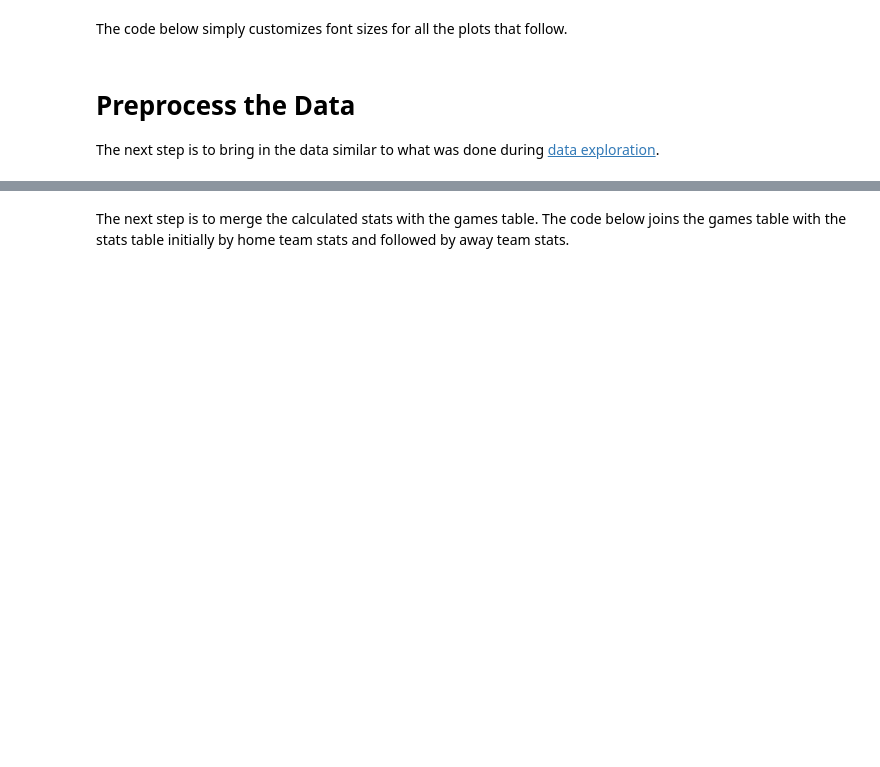
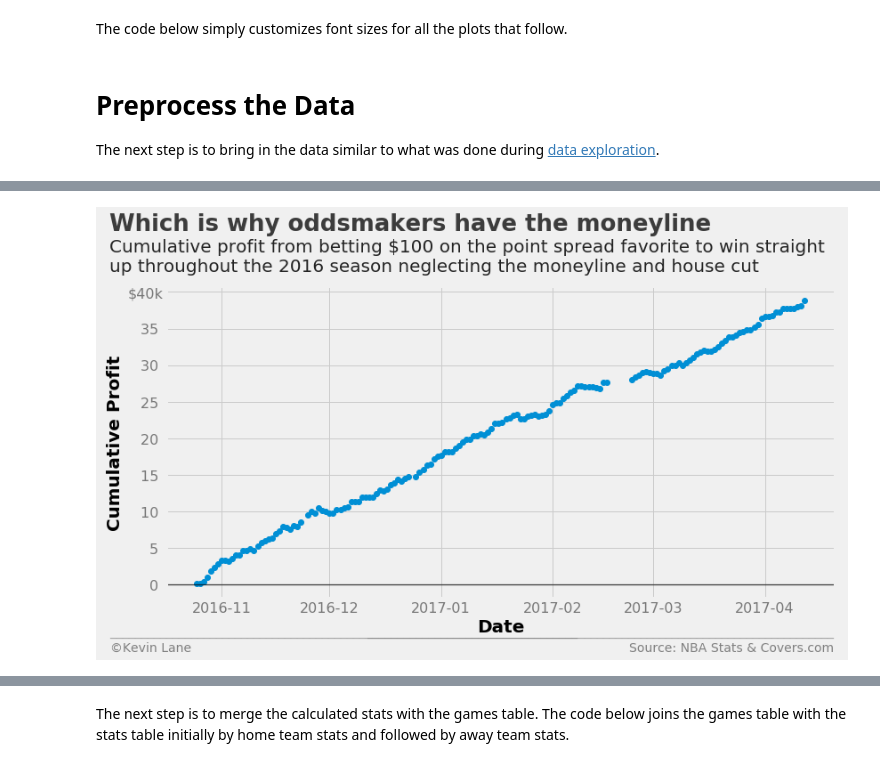
Before and after one commit to cedev935/databall-betting, a Jupyter notebook: notebooks/feature-selection.ipynb, the cells around one changed output, grey strips where cells are left out. Saved outputs shown, nothing was run; the diff lists cells and outputs as text; code cells hidden in the pictures; blank space fills up the shorter version.

```diff
--- a/notebooks/feature-selection.ipynb
+++ b/notebooks/feature-selection.ipynb
@@ -62,0 +94,11 @@ games[[x is None for x in games.HOME_WL]]
+# %%
+fig = plt.figure(figsize=(12, 6))
+plt.plot_date(days, cumprofit/1000)
+title = 'Which is why oddsmakers have the moneyline'
+subtitle = '''Cumulative profit from betting $100 on the point spread favorite to win straight
+up throughout the 2016 season neglecting the moneyline and house cut'''
+format_538(fig, 'NBA Stats & Covers.com', xlabel='Date', ylabel='Cumulative Profit', title=title, subtitle=subtitle,
+           xoff=(-0.095, 1.01), yoff=(-0.12, -0.17), toff=(-0.085, 1.18), soff=(-0.085, 1.05), prefix='$', suffix='k', suffix_offset=1)
+plt.show()
+# %% [output]
+[figure, added]
```
Also changed, not shown: parts of 32 cells of this notebook, 3 other files.
